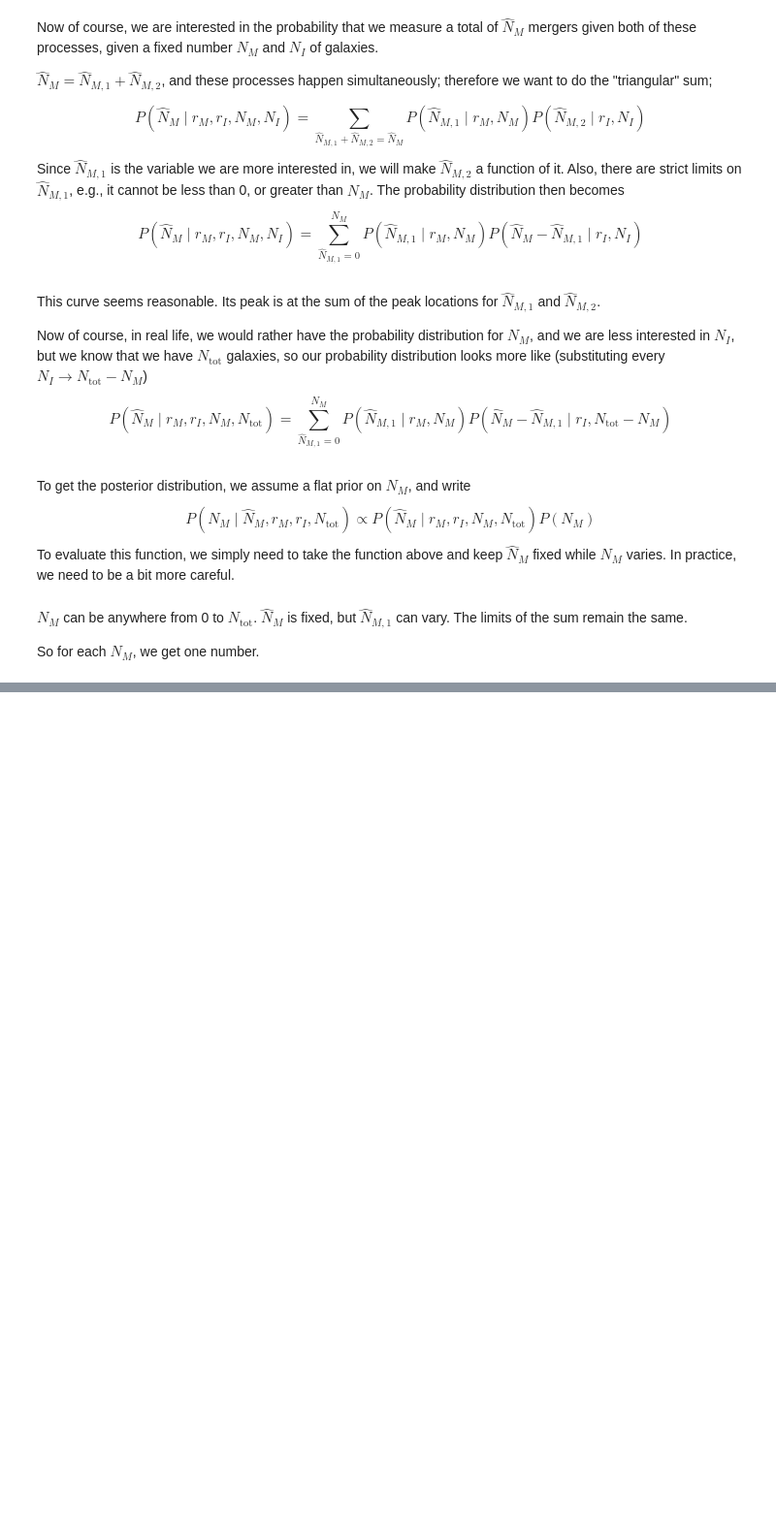
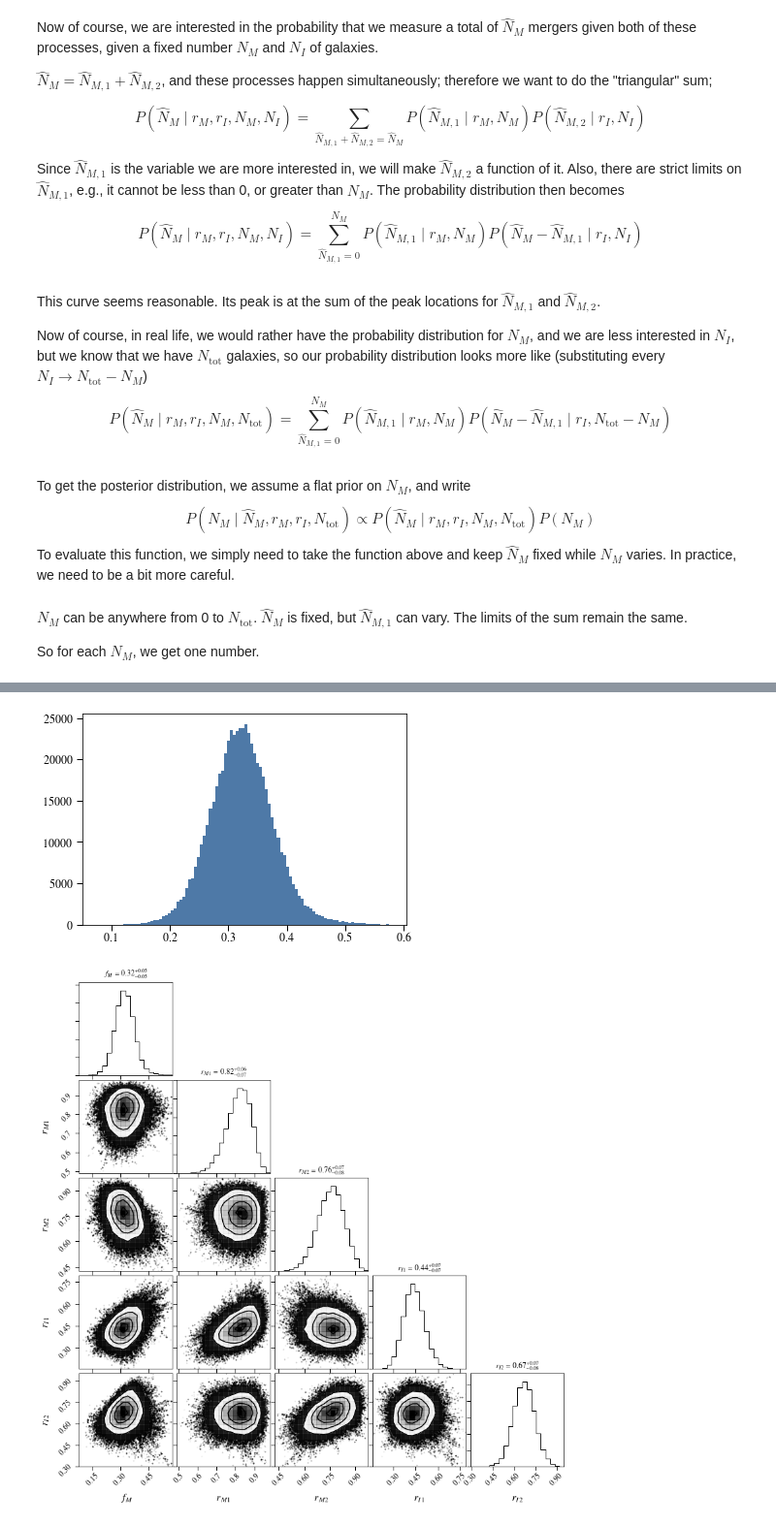
Before and after one commit to dncnwtts/merger_classification, a Jupyter notebook: accuracy_analysis.ipynb, the cells around one changed output, grey strips where cells are left out. Shown at 97% size. Saved outputs shown, nothing was run; the diff lists cells and outputs as text; code cells hidden in the pictures; blank space fills up the shorter version.

```diff
--- a/accuracy_analysis.ipynb
+++ b/accuracy_analysis.ipynb
@@ -118,0 +165,15 @@ plt.legend(loc='best')
+# %%
+_=plt.hist(samples[:,0], 100)
+
+n_poll = (len(samples[0]) - 1)//2
+# first two people surveyed, so we just have 5 dimensions we're slicing through.
+inds = [0, 1, 2, n_poll+1, n_poll+2]
+samp = samples[:,inds]
+labels = [r'$f_M$', r'$r_{M1}$', r'$r_{M2}$', r'$r_{I1}$', r'$r_{I2}$']
+
+from corner import corner
+fig = corner(samp, labels=labels, show_titles=True)
+plt.savefig('corner_subset.pdf', bbox_inches='tight')
+# %% [output]
+[figure, added]
+[figure, added]
```
Also changed, not shown: parts of 26 cells of this notebook, 6 other files.
